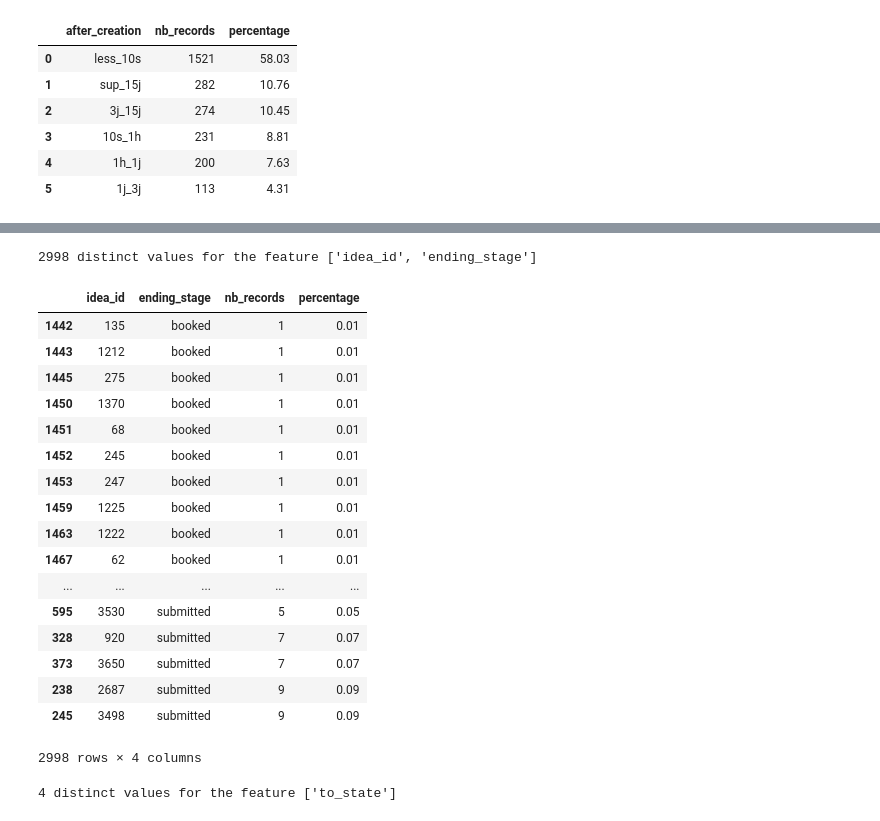
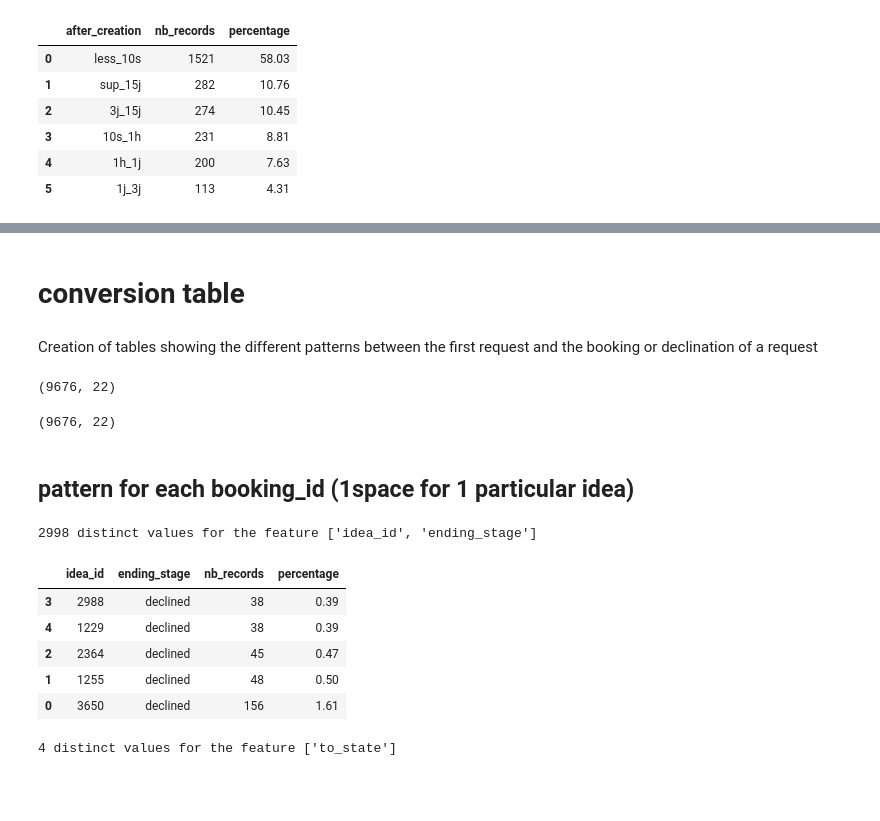
Before and after one commit to paguilmin/AppearHere_Test, a Jupyter notebook: analysis/exploration.ipynb, the cells around one changed output, grey strips where cells are left out. Cells and saved outputs as stored; diff of their text form; code cells hidden in the pictures; blank space fills up the shorter version.

```diff
--- a/analysis/exploration.ipynb
+++ b/analysis/exploration.ipynb
@@ -297,8 +422,3 @@ transitions.loc[transitions['city_ok']\
 transitions.loc[transitions['city_ok']\
                .str.startswith('paris'),'city_ok']\
                      = 'paris'
-# %%
-transitions.loc[:,'capitale']= 'no'
-transitions.loc[transitions['city_ok']\
-               .isin(['paris','new york','london']),'capitale']\
-                     = 'yes'
@@ -310,3 +432,8 @@ top_champ(transitions,['country'],100)
 | 0 | GB | 11085 | 54.14 |
 | 1 | FR | 5787 | 28.26 |
 | 2 | US | 3603 | 17.60 |
+# %%
+transitions.loc[:,'capital']= 0
+transitions.loc[transitions['city_ok']\
+               .isin(['paris','new york','london']),'capitale']\
+                     = 1
@@ -315,7 +449,2 @@ top_champ(transitions,['country'],100)
 # %%
 total = pd.merge(ideas, transitions, how='left', left_on='idea_id',right_on='idea_id')
-# %%
-total.loc[:,'time_after_creation'] = total.loc[:,'transition_ts']- total.loc[:,'created_at']
-total.loc[:,'time_after_creation'] = total.loc[:,'time_after_creation']/ np.timedelta64(1, 'D')
-total_first = total.drop_duplicates('idea_id')
-top_champ(total_first,['to_state'],10)
@@ -337,0 +453,7 @@ print(total[total['category_y'].isnull()].shape)
+# %%
+# time between idea creation and first request
+total.loc[:,'time_to_request'] = total.loc[:,'transition_ts']- total.loc[:,'created_at']
+total.loc[:,'time_to_request'] = total.loc[:,'time_to_request']/ np.timedelta64(1, 'D')
+# time between idea creation and check-in : planification time
+total.loc[:,'time_to_check_in'] = total.loc[:,'start_on']- total.loc[:,'created_at']
+total.loc[:,'time_to_check_in'] = total.loc[:,'time_to_check_in']/ np.timedelta64(1, 'D')
@@ -434 +598,13 @@ total_ok[['transition_ts','idea_id','space_id','to_state']][0:10]
+# %% [markdown]
+# conversion table
+# %% [markdown]
+Creation of tables showing the different patterns between the first request and the booking or declination of a request
+# %%
+print(transitions.drop_duplicates(['booking_request_id','city','space_id']).shape)
+transitions.drop_duplicates(['booking_request_id']).shape
+# %% [output]
+(9676, 22)
+(9676, 22)
+# %% [markdown]
+## pattern for each booking_id (1space for 1 particular idea)
 # %%
@@ -447,24 +617,12 @@ conversion_2.loc[:,'ending_stage_2'] = conversion_2.loc[:,'to_state_2'].apply(la
 # %%
-top_champ(conversion,['idea_id','ending_stage'],3000)\
+top_champ(conversion,['idea_id','ending_stage'],5)\
 .sort_values(['ending_stage','nb_records'],ascending=True)
 #conversion
 # %% [output]
 2998 distinct values for the feature ['idea_id', 'ending_stage']
 |  | idea_id | ending_stage | nb_records | percentage |
-| 1442 | 135 | booked | 1 | 0.01 |
-| 1443 | 1212 | booked | 1 | 0.01 |
-| 1445 | 275 | booked | 1 | 0.01 |
-| 1450 | 1370 | booked | 1 | 0.01 |
-| 1451 | 68 | booked | 1 | 0.01 |
-| 1452 | 245 | booked | 1 | 0.01 |
-| 1453 | 247 | booked | 1 | 0.01 |
-| 1459 | 1225 | booked | 1 | 0.01 |
-| 1463 | 1222 | booked | 1 | 0.01 |
-| 1467 | 62 | booked | 1 | 0.01 |
-| ... | ... | ... | ... | ... |
-| 595 | 3530 | submitted | 5 | 0.05 |
-| 328 | 920 | submitted | 7 | 0.07 |
-| 373 | 3650 | submitted | 7 | 0.07 |
-| 238 | 2687 | submitted | 9 | 0.09 |
-| 245 | 3498 | submitted | 9 | 0.09 |
+| 3 | 2988 | declined | 38 | 0.39 |
+| 4 | 1229 | declined | 38 | 0.39 |
+| 2 | 2364 | declined | 45 | 0.47 |
+| 1 | 1255 | declined | 48 | 0.50 |
+| 0 | 3650 | declined | 156 | 1.61 |
-2998 rows × 4 columns
```
Also changed, not shown: parts of 88 cells of this notebook.
